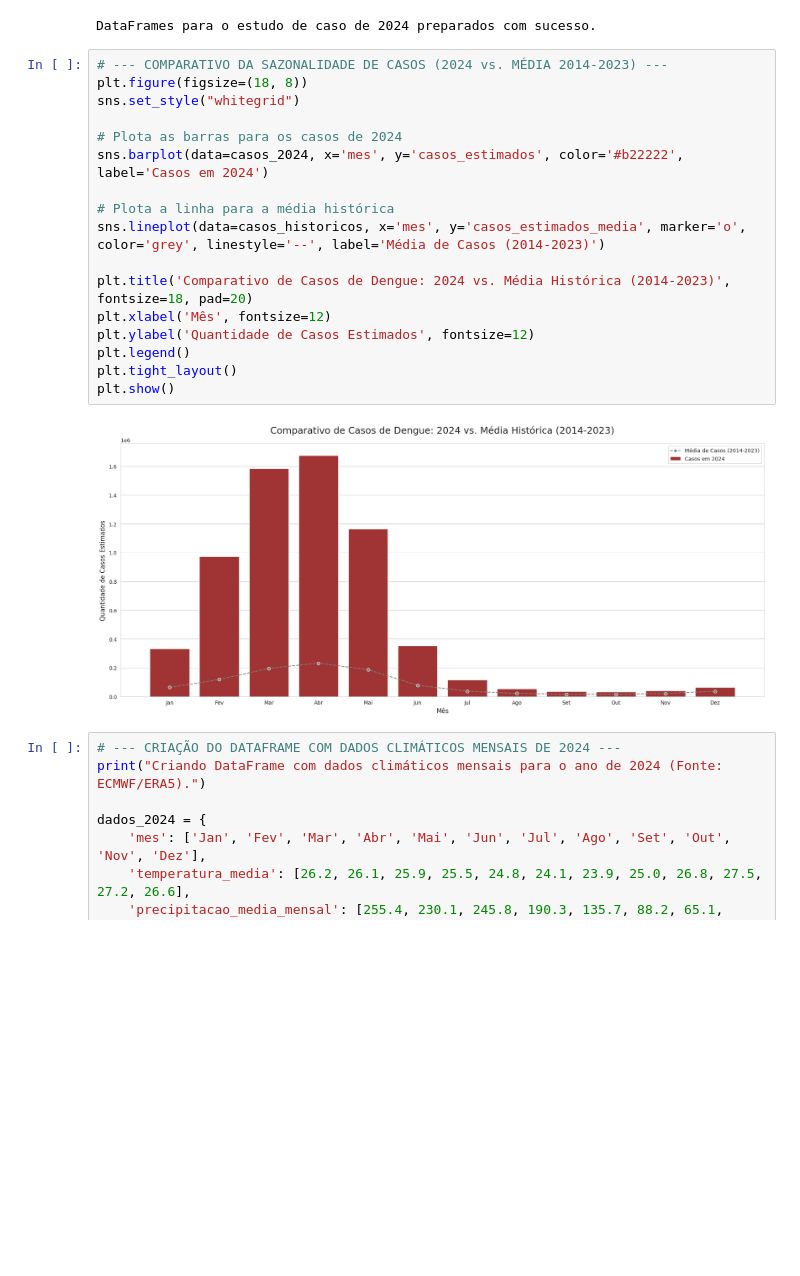
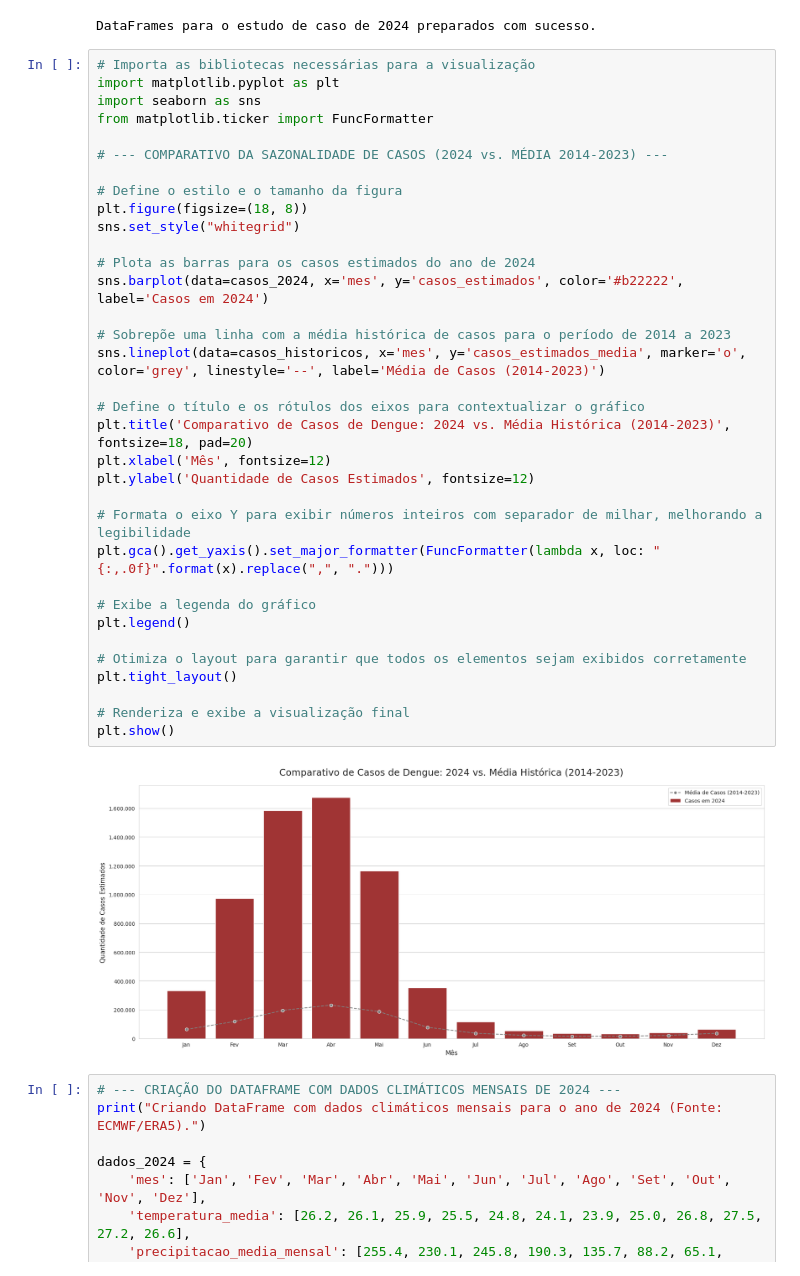
Before and after one commit to caiotorves/analise-dengue-brasil, a Jupyter notebook: Projeto_Dengue.ipynb, the cells around one changed output. Saved outputs shown, nothing was run; the diff lists cells and outputs as text; blank space fills up the shorter version.

```diff
--- a/Projeto_Dengue.ipynb
+++ b/Projeto_Dengue.ipynb
@@ -2377,24 +2376,41 @@ print("DataFrames para o estudo de caso de 2024 preparados com sucesso.")
 # %% [output]
 DataFrames para o estudo de caso de 2024 preparados com sucesso.
 # %%
+# Importa as bibliotecas necessárias para a visualização
+import matplotlib.pyplot as plt
+import seaborn as sns
+from matplotlib.ticker import FuncFormatter
+
 # --- COMPARATIVO DA SAZONALIDADE DE CASOS (2024 vs. MÉDIA 2014-2023) ---
+
+# Define o estilo e o tamanho da figura
 plt.figure(figsize=(18, 8))
 sns.set_style("whitegrid")
 
-# Plota as barras para os casos de 2024
+# Plota as barras para os casos estimados do ano de 2024
 sns.barplot(data=casos_2024, x='mes', y='casos_estimados', color='#b22222', label='Casos em 2024')
 
-# Plota a linha para a média histórica
+# Sobrepõe uma linha com a média histórica de casos para o período de 2014 a 2023
 sns.lineplot(data=casos_historicos, x='mes', y='casos_estimados_media', marker='o', color='grey', linestyle='--', label='Média de Casos (2014-2023)')
 
+# Define o título e os rótulos dos eixos para contextualizar o gráfico
 plt.title('Comparativo de Casos de Dengue: 2024 vs. Média Histórica (2014-2023)', fontsize=18, pad=20)
 plt.xlabel('Mês', fontsize=12)
 plt.ylabel('Quantidade de Casos Estimados', fontsize=12)
+
+# Formata o eixo Y para exibir números inteiros com separador de milhar, melhorando a legibilidade
+plt.gca().get_yaxis().set_major_formatter(FuncFormatter(lambda x, loc: "{:,.0f}".format(x).replace(",", ".")))
+
+# Exibe a legenda do gráfico
 plt.legend()
+
+# Otimiza o layout para garantir que todos os elementos sejam exibidos corretamente
 plt.tight_layout()
+
+# Renderiza e exibe a visualização final
 plt.show()
 # %% [output]
-[figure, old version]
+[figure, new version]
 # %%
 # --- CRIAÇÃO DO DATAFRAME COM DADOS CLIMÁTICOS MENSAIS DE 2024 ---
 print("Criando DataFrame com dados climáticos mensais para o ano de 2024 (Fonte: ECMWF/ERA5).")
```
Also changed, not shown: parts of 5 cells of this notebook.
